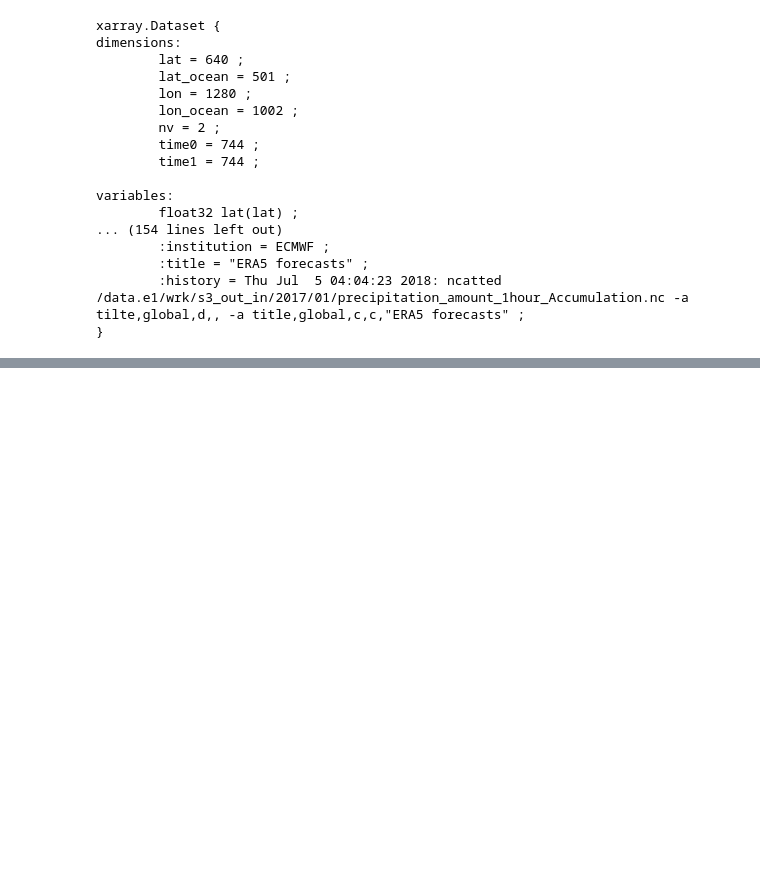
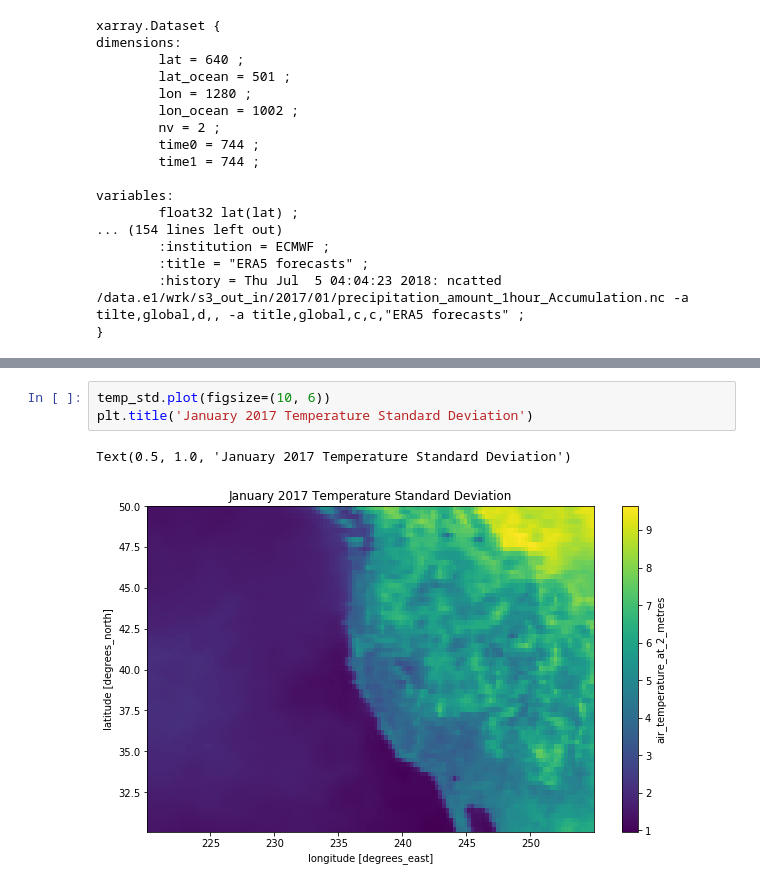
Before and after one commit to CLIVAC/pyclivac, a Jupyter notebook: examples/using_xarray_dask.ipynb, the cells around one changed output, grey strips where cells are left out. Saved outputs shown, nothing was run; the diff lists cells and outputs as text; blank space fills up the shorter version.

```diff
--- a/examples/using_xarray_dask.ipynb
+++ b/examples/using_xarray_dask.ipynb
@@ -160,0 +216,6 @@ precip_mean_201701.png
+# %%
+temp_std.plot(figsize=(10, 6))
+plt.title('January 2017 Temperature Standard Deviation')
+# %% [output]
+Text(0.5, 1.0, 'January 2017 Temperature Standard Deviation')
+[figure, added]
```
Also changed, not shown: parts of 39 cells of this notebook, 5 other files.
